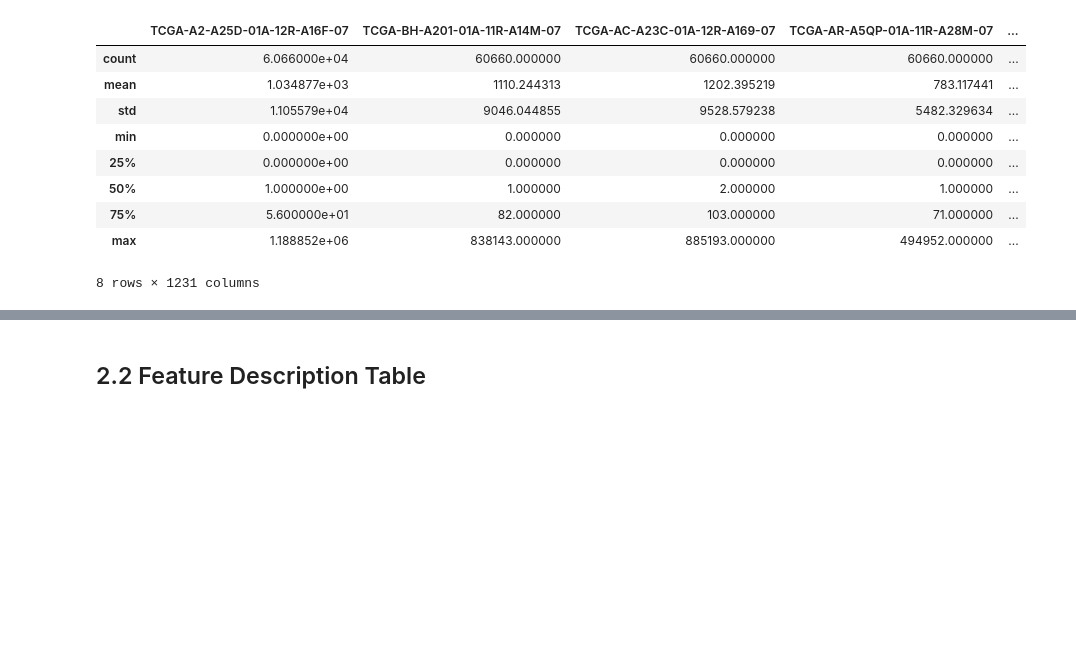
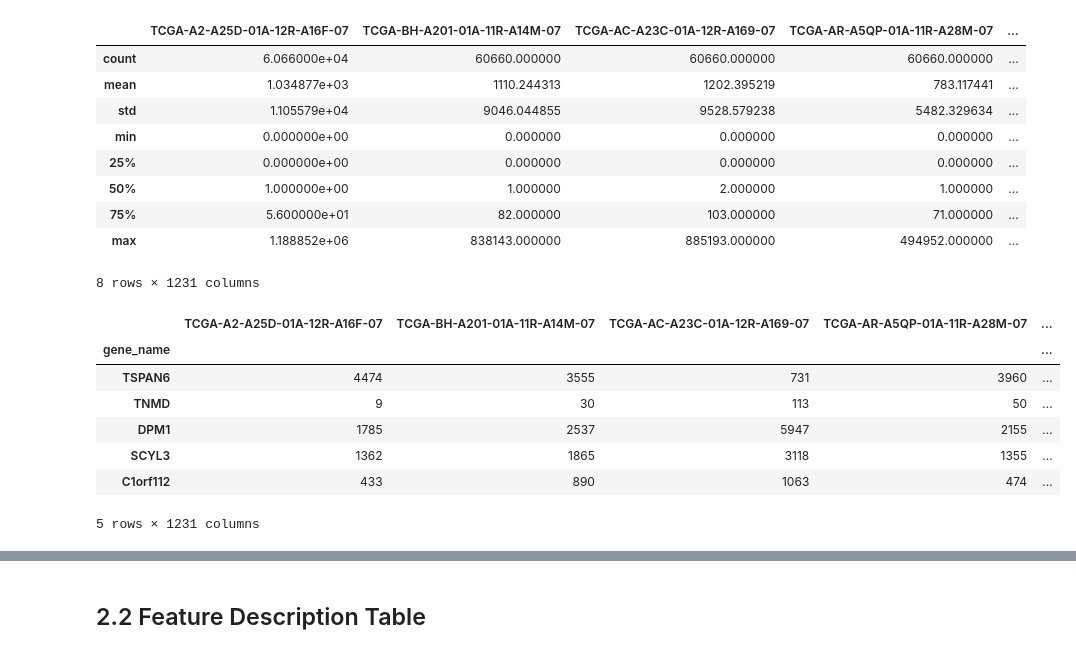
Before and after one commit to Langara-DataHub/DANA-4830-Project, a Jupyter notebook: TCGA-BRCA-Classification.ipynb, the cells around one changed output, grey strips where cells are left out. Saved outputs shown, nothing was run; the diff lists cells and outputs as text; code cells hidden in the pictures; blank space fills up the shorter version.

```diff
--- a/TCGA-BRCA-Classification.ipynb
+++ b/TCGA-BRCA-Classification.ipynb
@@ -139,6 +155,22 @@ Summary Statistics:
 | 75% | 5.600000e+01 | 82.000000 | 103.000000 | 71.000000 | ... |
 | max | 1.188852e+06 | 838143.000000 | 885193.000000 | 494952.000000 | ... |
 8 rows × 1231 columns
+# %%
+# Update Ensemble IDs to actual Gene Names
+gene_name_mapping = gene_metadata_df.set_index('gene_id')['gene_name'].to_dict()
+
+# Map the Ensembl IDs in assay_df index (gene_name) to the actual gene names
+assay_df.index = assay_df.index.map(gene_name_mapping)
+display(assay_df.head())
+# %% [output]
+|  | TCGA-A2-A25D-01A-12R-A16F-07 | TCGA-BH-A201-01A-11R-A14M-07 | TCGA-AC-A23C-01A-12R-A169-07 | TCGA-AR-A5QP-01A-11R-A28M-07 | ... |
+| gene_name |  |  |  |  | ... |
+| TSPAN6 | 4474 | 3555 | 731 | 3960 | ... |
+| TNMD | 9 | 30 | 113 | 50 | ... |
+| DPM1 | 1785 | 2537 | 5947 | 2155 | ... |
+| SCYL3 | 1362 | 1865 | 3118 | 1355 | ... |
+| C1orf112 | 433 | 890 | 1063 | 474 | ... |
+5 rows × 1231 columns
 # %%
 assay_df_transposed = assay_df.T.reset_index().rename(columns={'index': 'barcode'})
 merged_df = pd.merge(info_df, assay_df_transposed, on='barcode', how='inner')
```
Also changed, not shown: parts of 6 cells of this notebook.
